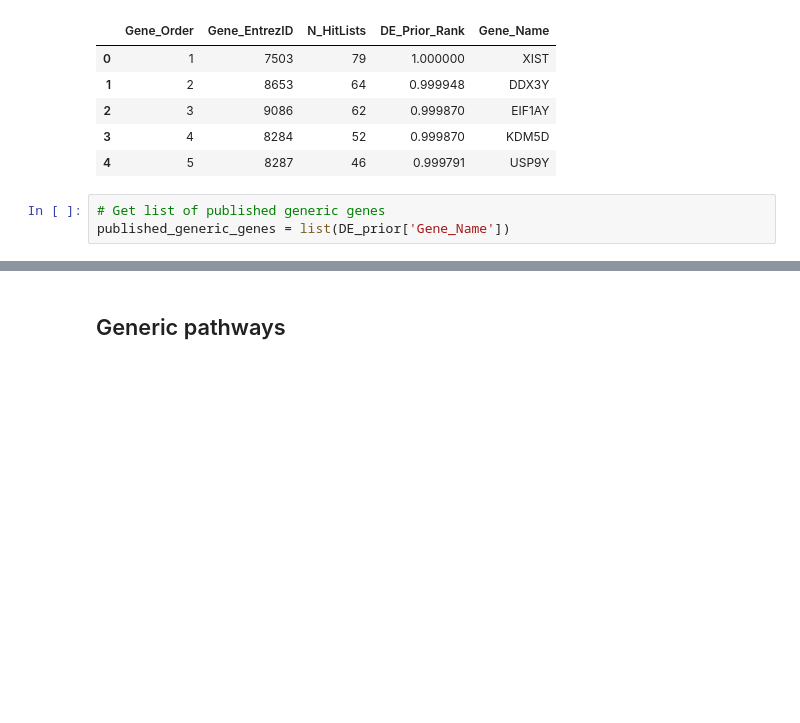
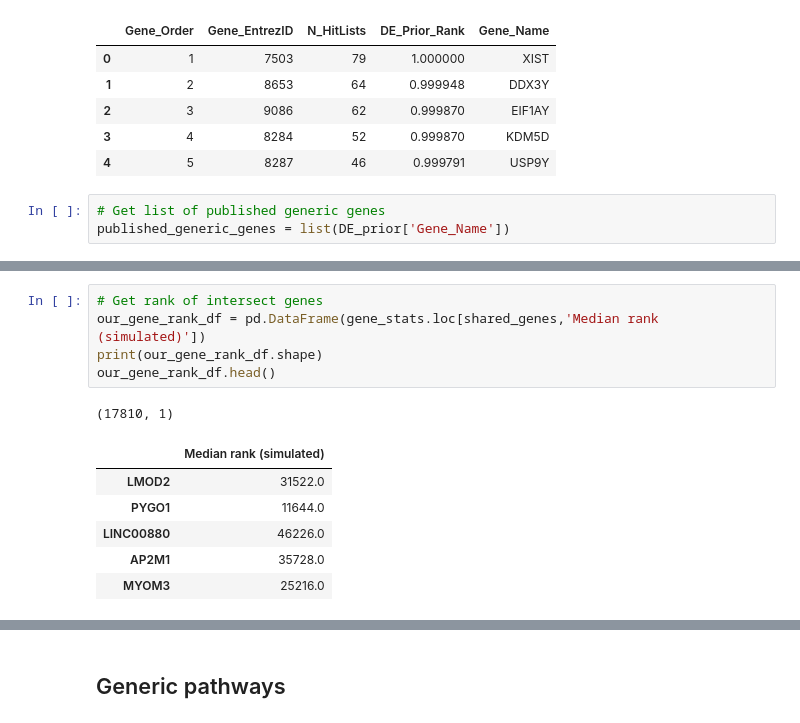
Before and after one commit to greenelab/simulate-expression-compendia, a Jupyter notebook: Rank_pathways/5_analyze_generic_genes_and_pathways.ipynb, the cells around one changed output, grey strips where cells are left out. Saved outputs shown, nothing was run; the diff lists cells and outputs as text; blank space fills up the shorter version.

```diff
--- a/Rank_pathways/5_analyze_generic_genes_and_pathways.ipynb
+++ b/Rank_pathways/5_analyze_generic_genes_and_pathways.ipynb
@@ -142,0 +190,13 @@ len(set(published_generic_genes).intersection(generic_genes))/len(generic_genes)
+# %%
+# Get rank of intersect genes
+our_gene_rank_df = pd.DataFrame(gene_stats.loc[shared_genes,'Median rank (simulated)'])
+print(our_gene_rank_df.shape)
+our_gene_rank_df.head()
+# %% [output]
+(17810, 1)
+|  | Median rank (simulated) |
+| LMOD2 | 31522.0 |
+| PYGO1 | 11644.0 |
+| LINC00880 | 46226.0 |
+| AP2M1 | 35728.0 |
+| MYOM3 | 25216.0 |
```
Also changed, not shown: parts of 19 cells of this notebook.
